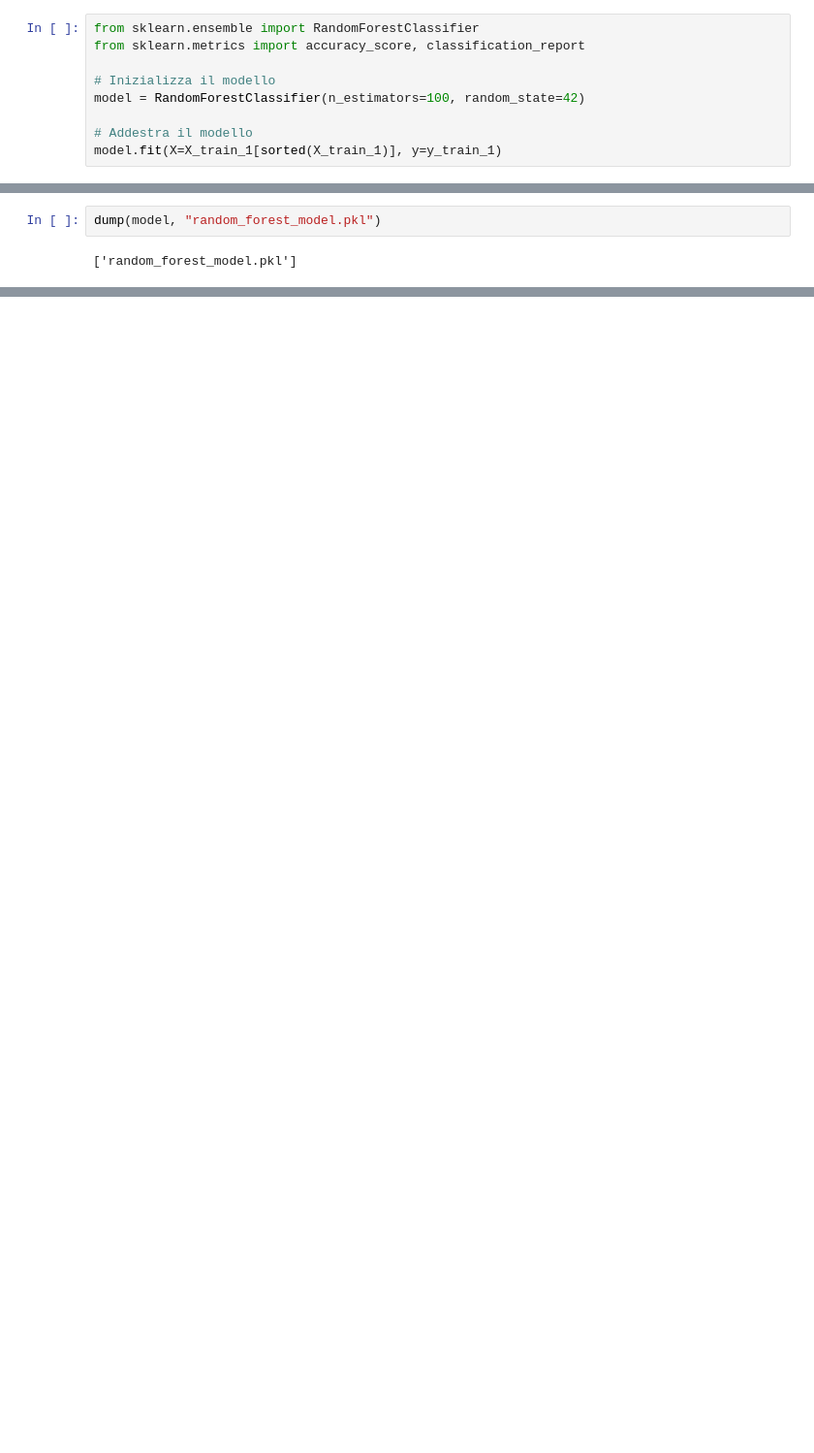
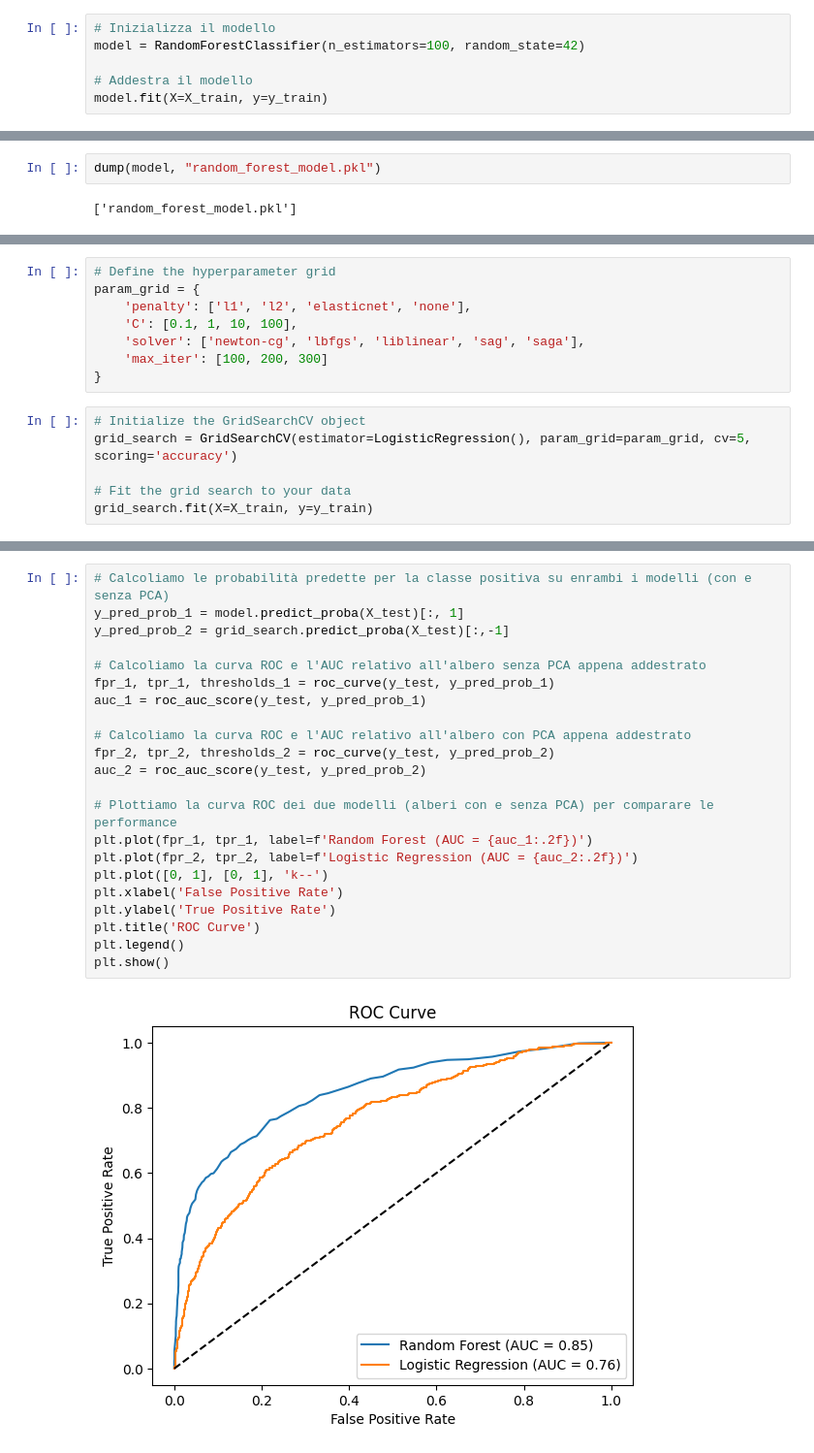
Before and after one commit to cricci3/featureStore, a Jupyter notebook: solar_power/feature_repo/2-train_2.ipynb, the cells around one changed output, grey strips where cells are left out. Shown at 97% size. Drawn from its saved outputs; the diff is of its cells as text; blank space fills up the shorter version.

Commit message:
gridSearch for logistic regression and ROC curve

```diff
--- a/solar_power/feature_repo/2-train_2.ipynb
+++ b/solar_power/feature_repo/2-train_2.ipynb
@@ -46,11 +48,8 @@ X_train, X_test, y_train, y_test = train_test_split(features,
 # %%
-from sklearn.ensemble import RandomForestClassifier
-from sklearn.metrics import accuracy_score, classification_report
-
 # Inizializza il modello
 model = RandomForestClassifier(n_estimators=100, random_state=42)
 
 # Addestra il modello
-model.fit(X=X_train_1[sorted(X_train_1)], y=y_train_1)
+model.fit(X=X_train, y=y_train)
 # %% [output]
 RandomForestClassifier(random_state=42)
@@ -78,0 +62,14 @@ dump(model, "random_forest_model.pkl")
+# %%
+# Define the hyperparameter grid
+param_grid = {
+    'penalty': ['l1', 'l2', 'elasticnet', 'none'],
+    'C': [0.1, 1, 10, 100],
+    'solver': ['newton-cg', 'lbfgs', 'liblinear', 'sag', 'saga'],
+    'max_iter': [100, 200, 300]
+}
+# %%
+# Initialize the GridSearchCV object
+grid_search = GridSearchCV(estimator=LogisticRegression(), param_grid=param_grid, cv=5, scoring='accuracy')
+
+# Fit the grid search to your data
+grid_search.fit(X=X_train, y=y_train)
@@ -78,0 +124,24 @@ dump(model, "random_forest_model.pkl")
+# %%
+# Calcoliamo le probabilità predette per la classe positiva su enrambi i modelli (con e senza PCA)
+y_pred_prob_1 = model.predict_proba(X_test)[:, 1]
+y_pred_prob_2 = grid_search.predict_proba(X_test)[:,-1]
+
+# Calcoliamo la curva ROC e l'AUC relativo all'albero senza PCA appena addestrato
+fpr_1, tpr_1, thresholds_1 = roc_curve(y_test, y_pred_prob_1)
+auc_1 = roc_auc_score(y_test, y_pred_prob_1)
+
+# Calcoliamo la curva ROC e l'AUC relativo all'albero con PCA appena addestrato
+fpr_2, tpr_2, thresholds_2 = roc_curve(y_test, y_pred_prob_2)
+auc_2 = roc_auc_score(y_test, y_pred_prob_2)
+
+# Plottiamo la curva ROC dei due modelli (alberi con e senza PCA) per comparare le performance
+plt.plot(fpr_1, tpr_1, label=f'Random Forest (AUC = {auc_1:.2f})')
+plt.plot(fpr_2, tpr_2, label=f'Logistic Regression (AUC = {auc_2:.2f})')
+plt.plot([0, 1], [0, 1], 'k--')
+plt.xlabel('False Positive Rate')
+plt.ylabel('True Positive Rate')
+plt.title('ROC Curve')
+plt.legend()
+plt.show()
+# %% [output]
+[figure, added]
```
Also changed, not shown: parts of 13 cells of this notebook, 2 other files.
